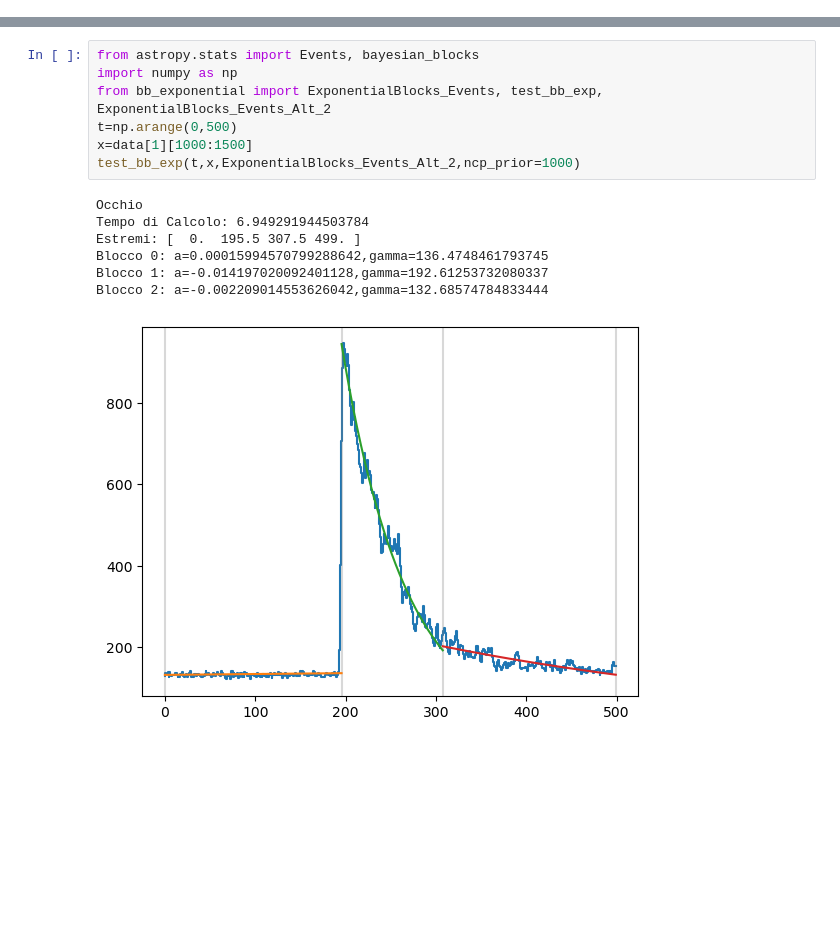
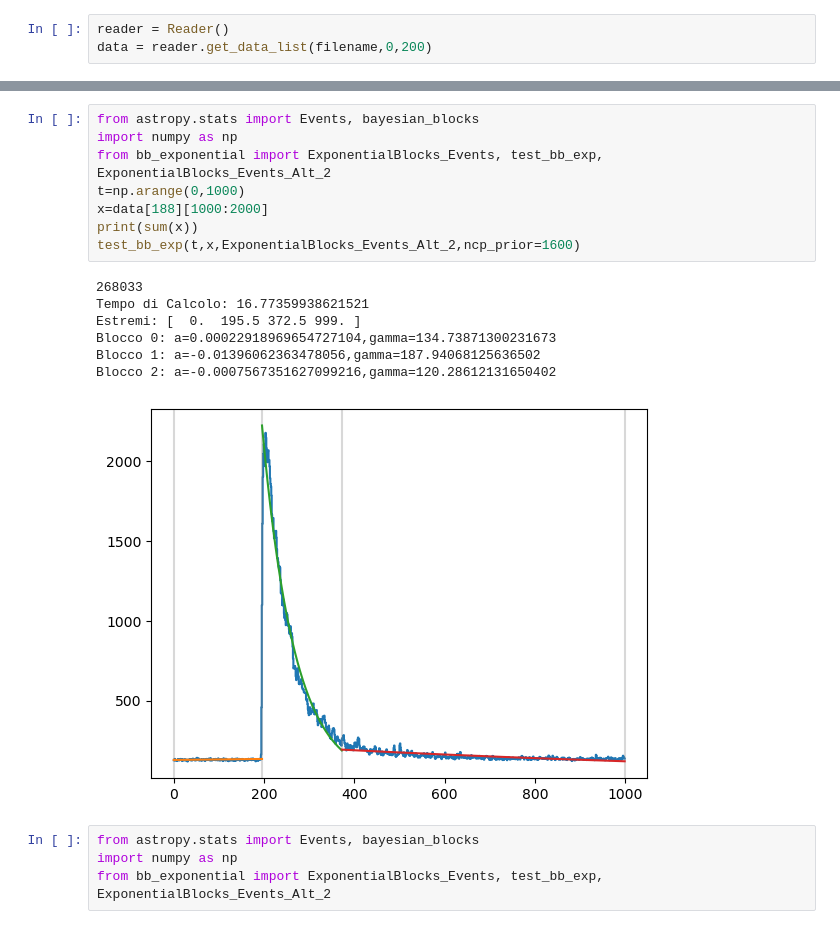
Before and after one commit to ASTRO-EDU/BBexponential, a Jupyter notebook: reader.ipynb, the cells around one changed output, grey strips where cells are left out. Saved outputs shown, nothing was run; the diff lists cells and outputs as text; blank space fills up the shorter version.

Commit message:
updated code in reader to try on various real data

```diff
--- a/reader.ipynb
+++ b/reader.ipynb
@@ -44,0 +28,3 @@ data = reader.get_data_list(filename,10,15)
+# %%
+reader = Reader()
+data = reader.get_data_list(filename,0,200)
@@ -57,15 +47,20 @@ for i in range(5):
 # %%
 from astropy.stats import Events, bayesian_blocks
 import numpy as np
 from bb_exponential import ExponentialBlocks_Events, test_bb_exp, ExponentialBlocks_Events_Alt_2
-t=np.arange(0,500)
-x=data[1][1000:1500]
-test_bb_exp(t,x,ExponentialBlocks_Events_Alt_2,ncp_prior=1000)
+t=np.arange(0,1000)
+x=data[188][1000:2000]
+print(sum(x))
+test_bb_exp(t,x,ExponentialBlocks_Events_Alt_2,ncp_prior=1600)
 # %% [output]
-Occhio
-Tempo di Calcolo: 6.949291944503784
-Estremi: [  0.  195.5 307.5 499. ]
-Blocco 0: a=0.00015994570799288642,gamma=136.4748461793745
-Blocco 1: a=-0.014197020092401128,gamma=192.61253732080337
-Blocco 2: a=-0.002209014553626042,gamma=132.68574784833444
+268033
+Tempo di Calcolo: 16.77359938621521
+Estremi: [  0.  195.5 372.5 999. ]
+Blocco 0: a=0.00022918969654727104,gamma=134.73871300231673
+Blocco 1: a=-0.01396062363478056,gamma=187.94068125636502
+Blocco 2: a=-0.0007567351627099216,gamma=120.28612131650402
-[figure, old version]
+[figure, new version]
+# %%
+from astropy.stats import Events, bayesian_blocks
+import numpy as np
+from bb_exponential import ExponentialBlocks_Events, test_bb_exp, ExponentialBlocks_Events_Alt_2
```
Also changed, not shown: parts of 7 cells of this notebook.
